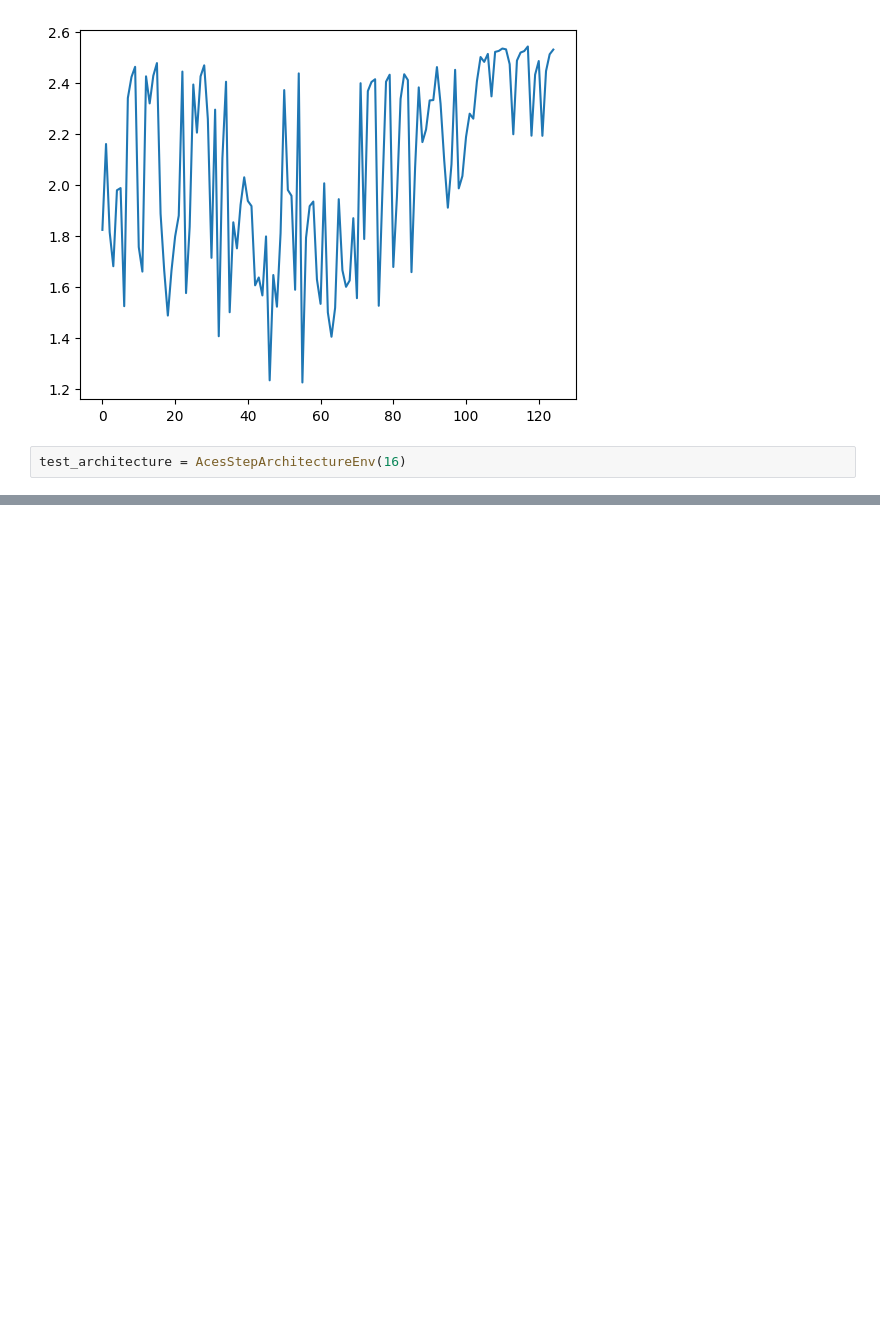
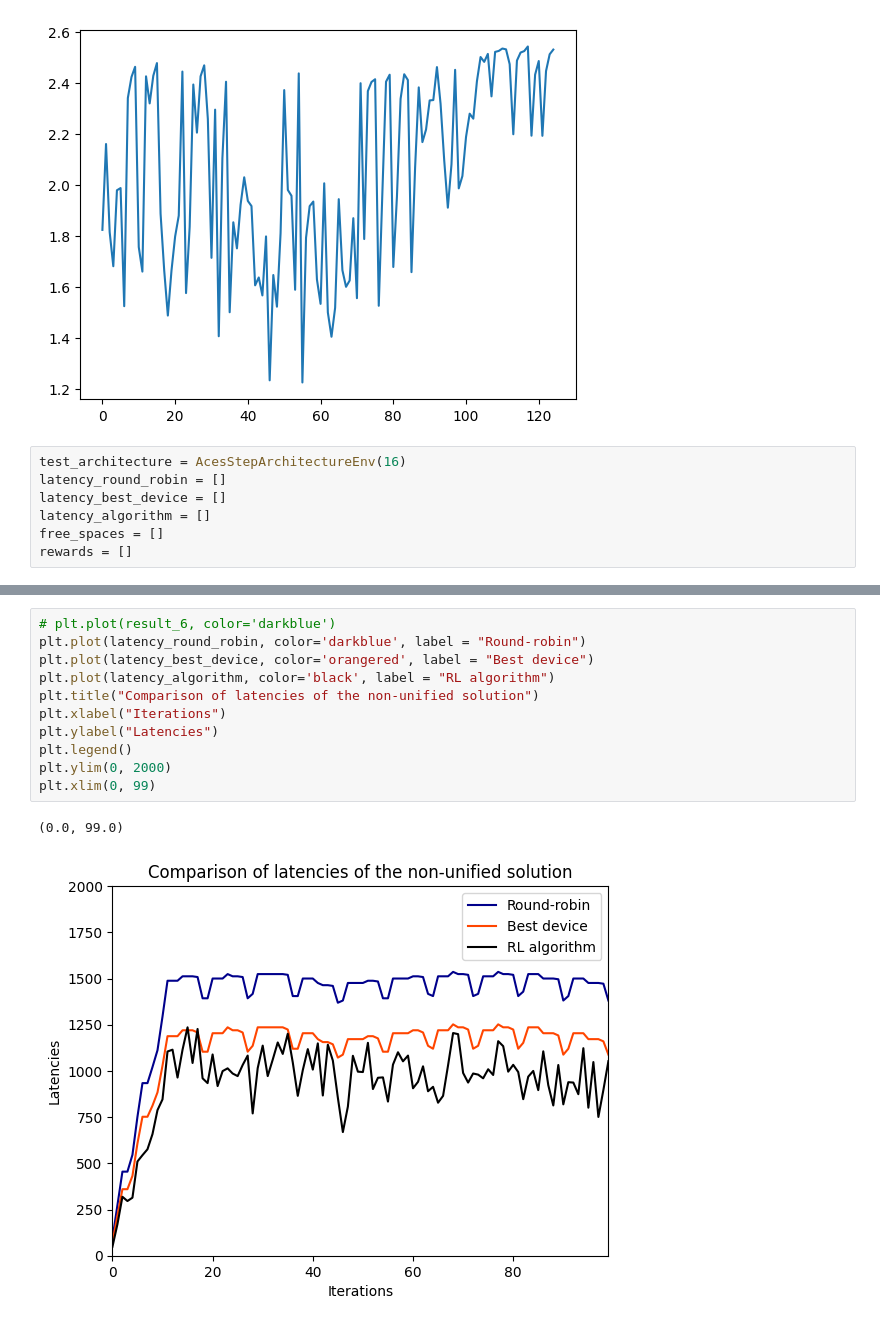
Before and after one commit to calzadaharo/TFM_ACES, a Jupyter notebook: 6_stations_2_points.ipynb, the cells around one changed output, grey strips where cells are left out. Saved outputs shown, nothing was run; the diff lists cells and outputs as text; blank space fills up the shorter version.

```diff
--- a/6_stations_2_points.ipynb
+++ b/6_stations_2_points.ipynb
@@ -611,4 +630,9 @@ plt.plot(result_first)
 [figure]
 # %%
 test_architecture = AcesStepArchitectureEnv(16)
+latency_round_robin = []
+latency_best_device = []
+latency_algorithm = []
+free_spaces = []
+rewards = []
 # %%
@@ -663,0 +686,14 @@ print(test_architecture.architecture.false_compute_total_latency())
+# %%
+# plt.plot(result_6, color='darkblue')
+plt.plot(latency_round_robin, color='darkblue', label = "Round-robin")
+plt.plot(latency_best_device, color='orangered', label = "Best device")
+plt.plot(latency_algorithm, color='black', label = "RL algorithm")
+plt.title("Comparison of latencies of the non-unified solution")
+plt.xlabel("Iterations")
+plt.ylabel("Latencies")
+plt.legend()
+plt.ylim(0, 2000)
+plt.xlim(0, 99)
+# %% [output]
+(0.0, 99.0)
+[figure, added]
```
Also changed, not shown: parts of 10 cells of this notebook, 4 other files.
